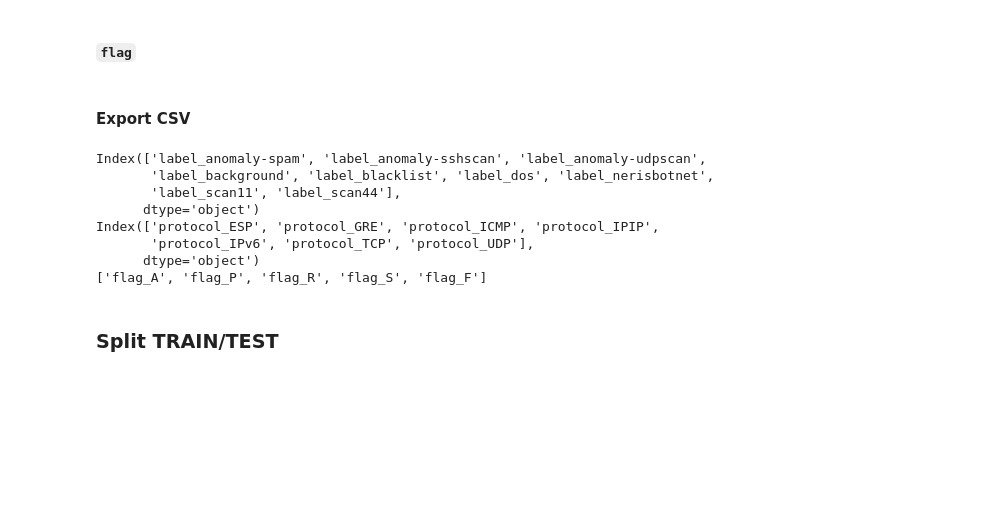
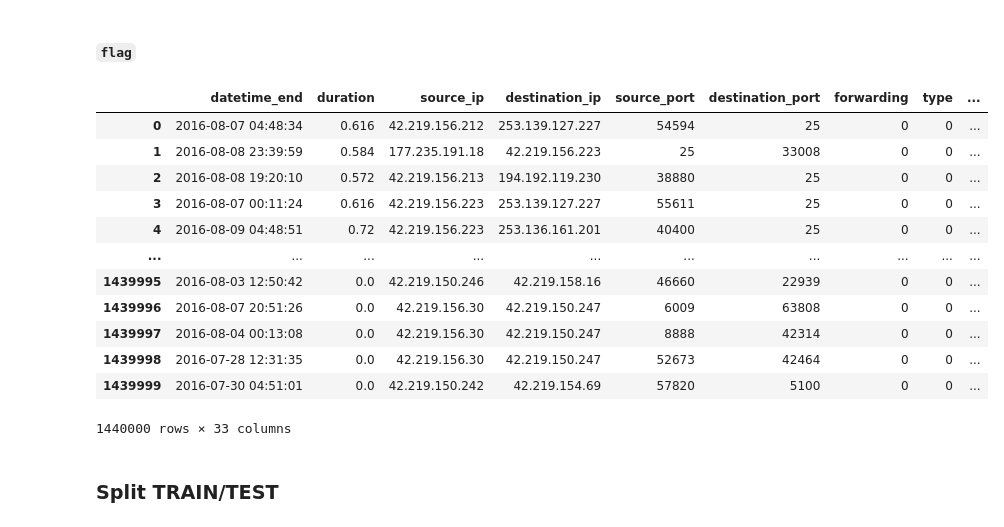
Before and after one commit to nigiva/lre-adversarial-ml-ugr16, a Jupyter notebook: preprocessing/normalize/normalize.ipynb, the cells around one changed output. Drawn from its saved outputs; the diff is of its cells as text; code cells hidden in the pictures; blank space fills up the shorter version.

```diff
--- a/preprocessing/normalize/normalize.ipynb
+++ b/preprocessing/normalize/normalize.ipynb
@@ -77,8 +78,4 @@ data_df.describe()
 | max | 2.691891e+03 | 6.553500e+04 | 6.553500e+04 | 0.0 | 2.520000e+02 | 1.816918e+06 | 2.658149e+09 |
-# %%
-#data_df.set_index("datetime_end").groupby(pd.Grouper(freq="W-MON"))
-data_df = data_df.convert_dtypes()
-data_df.datetime_end = pd.to_datetime(data_df.datetime_end)
 # %%
 hist_df = data_df.groupby([pd.Grouper(key='datetime_end', freq='W-MON'), "label"]).size().to_frame('count').reset_index()
 # %%
@@ -167,16 +165,6 @@ Index(['protocol_ESP', 'protocol_GRE', 'protocol_ICMP', 'protocol_IPIP',
 # %% [markdown]
 #### `flag`
 # %%
-FLAG_VALUE_LIST = ["A", "P", "R", "S", "F"]
+FLAG_VALUE_LIST = ["U", "A", "P", "R", "S", "F"]
 FLAG_ROOT = "flag"
 FLAG_COLUMN_LIST = [f"{FLAG_ROOT}_{flag_value}" for flag_value in FLAG_VALUE_LIST]
-
-def split_flag(flag_str):
-    # remove the first dot
-    flag_str = flag_str[1:]
-    # split each class of flag
-    flag_bool_list = [letter != "." for letter in flag_str]
-
-    return pd.Series(flag_bool_list, dtype=int, index=FLAG_COLUMN_LIST)
-
-# split_flag(".AP.S.")
@@ -185,5 +170,0 @@ flag_df = data_df.flag.progress_apply(split_flag)
-# %%
-data_df = pd.concat([data_df, flag_df], axis=1)
-data_df.drop(columns=["flag"], inplace=True)
-# %% [markdown]
-#### Export CSV
@@ -192,15 +171,24 @@ data_df.to_csv(f"../../data/normalize/one-hot_ugr16-{LEVEL}.csv")
-# %%
-print(LABEL_COLUMN_LIST)
-print(PROTOCOL_COLUMN_LIST)
-print(FLAG_COLUMN_LIST)
-# %% [output]
-Index(['label_anomaly-spam', 'label_anomaly-sshscan', 'label_anomaly-udpscan',
-       'label_background', 'label_blacklist', 'label_dos', 'label_nerisbotnet',
-       'label_scan11', 'label_scan44'],
-      dtype='object')
-Index(['protocol_ESP', 'protocol_GRE', 'protocol_ICMP', 'protocol_IPIP',
-       'protocol_IPv6', 'protocol_TCP', 'protocol_UDP'],
-      dtype='object')
-['flag_A', 'flag_P', 'flag_R', 'flag_S', 'flag_F']
+# %%
+flag_df = data_df.flag.str.split("", expand=True)
+flag_df = flag_df.iloc[:,1:-1]
+flag_df = flag_df != "."
+flag_df = flag_df.astype(int)
+flag_df.columns = FLAG_COLUMN_LIST
+data_df = pd.concat([data_df, flag_df], axis=1).drop(columns=["flag"])
+data_df
+# %% [output]
+|  | datetime_end | duration | source_ip | destination_ip | source_port | destination_port | forwarding | type | ... |
+| 0 | 2016-08-07 04:48:34 | 0.616 | 42.219.156.212 | 253.139.127.227 | 54594 | 25 | 0 | 0 | ... |
+| 1 | 2016-08-08 23:39:59 | 0.584 | 177.235.191.18 | 42.219.156.223 | 25 | 33008 | 0 | 0 | ... |
+| 2 | 2016-08-08 19:20:10 | 0.572 | 42.219.156.213 | 194.192.119.230 | 38880 | 25 | 0 | 0 | ... |
+| 3 | 2016-08-07 00:11:24 | 0.616 | 42.219.156.223 | 253.139.127.227 | 55611 | 25 | 0 | 0 | ... |
+| 4 | 2016-08-09 04:48:51 | 0.72 | 42.219.156.223 | 253.136.161.201 | 40400 | 25 | 0 | 0 | ... |
+| ... | ... | ... | ... | ... | ... | ... | ... | ... | ... |
+| 1439995 | 2016-08-03 12:50:42 | 0.0 | 42.219.150.246 | 42.219.158.16 | 46660 | 22939 | 0 | 0 | ... |
+| 1439996 | 2016-08-07 20:51:26 | 0.0 | 42.219.156.30 | 42.219.150.247 | 6009 | 63808 | 0 | 0 | ... |
+| 1439997 | 2016-08-04 00:13:08 | 0.0 | 42.219.156.30 | 42.219.150.247 | 8888 | 42314 | 0 | 0 | ... |
+| 1439998 | 2016-07-28 12:31:35 | 0.0 | 42.219.156.30 | 42.219.150.247 | 52673 | 42464 | 0 | 0 | ... |
+| 1439999 | 2016-07-30 04:51:01 | 0.0 | 42.219.150.242 | 42.219.154.69 | 57820 | 5100 | 0 | 0 | ... |
+1440000 rows × 33 columns
 # %% [markdown]
 ### Split TRAIN/TEST
```
Also changed, not shown: parts of 48 cells of this notebook.
